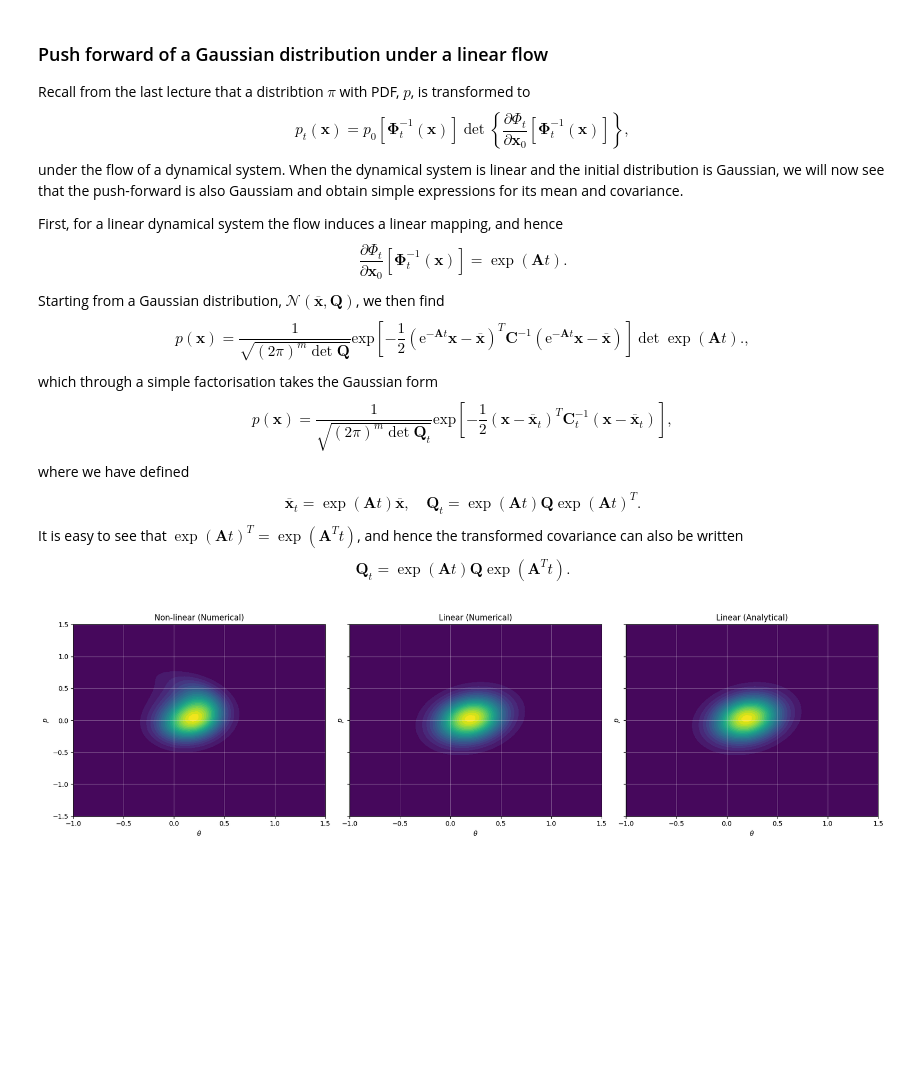
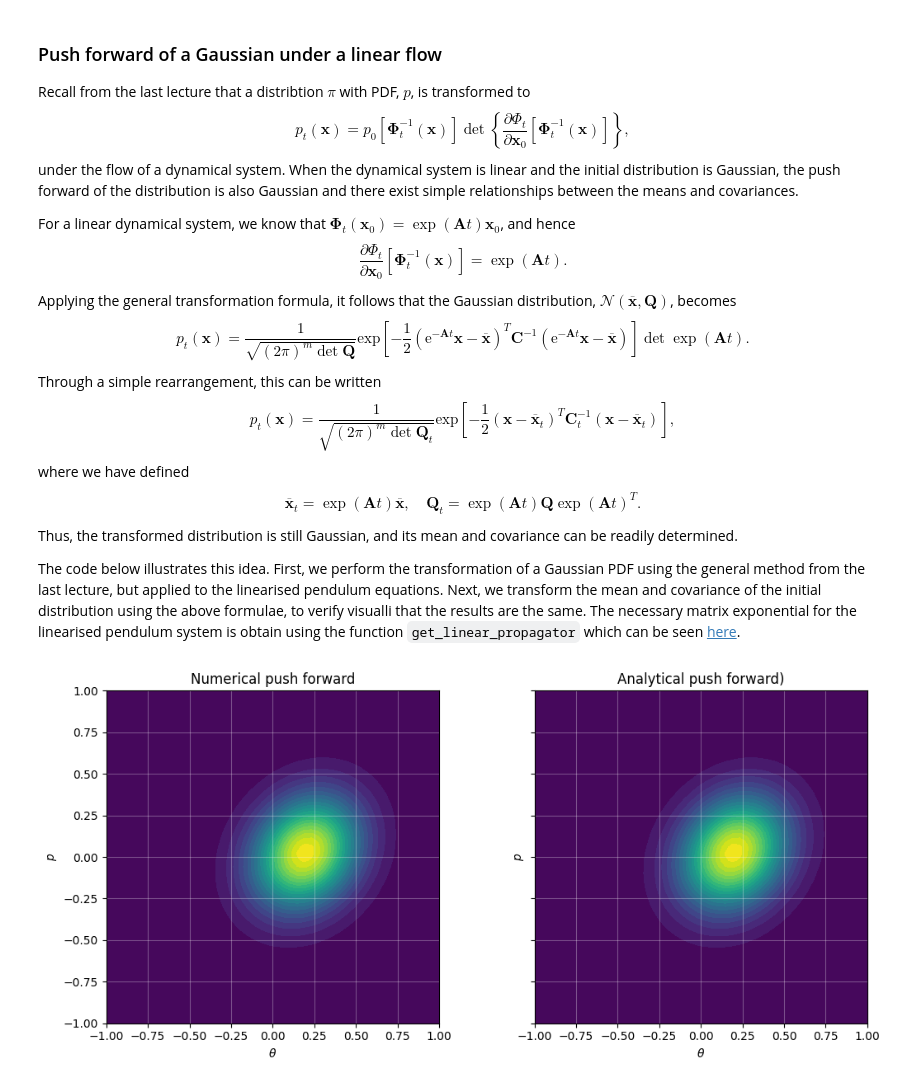
Before and after one commit to benwulmer/QCES_data_assimilation, a Jupyter notebook: lectures/lecture2.ipynb, the cells around one changed output. Drawn from its saved outputs; the diff is of its cells as text; code cells hidden in the pictures; blank space fills up the shorter version.

Commit message:
made good progress with second lecture. Almost done!

```diff
--- a/lectures/lecture2.ipynb
+++ b/lectures/lecture2.ipynb
@@ -289,6 +267,6 @@ plt.show()
 # %% [markdown]
 
-### Push forward of a Gaussian distribution under a linear flow
+### Push forward of a Gaussian under a linear flow
 
 Recall from the last lecture that a distribtion $\pi$ with PDF, $p$, is transformed to
 $$
@@ -296,24 +274,25 @@ p_{t}(\mathbf{x}) = p_{0}[\bm{\Phi}_{t}^{-1}(\mathbf{x})]  \det\!\left\{
     \frac{\partial \Phi_{t}}{\partial \mathbf{x}_{0}}[\bm{\Phi}_{t}^{-1}(\mathbf{x})]\right\},
 $$
 under the flow of a dynamical system. When the dynamical system is linear and
-the initial distribution is Gaussian, we will now see that the push-forward is
-also Gaussiam and obtain simple expressions for its mean and covariance.
+the initial distribution is Gaussian, the push forward of the distribution is also Gaussian and there
+exist simple relationships between the means and covariances.
 
-First, for a linear dynamical system the flow induces a linear mapping, and hence
+For a linear dynamical system, we know that $\bm{\Phi}_{t}(\mathbf{x}_{0}) = \exp(\mathbf{A}t)\mathbf{x}_{0}$, and hence
 $$
 \frac{\partial \Phi_{t}}{\partial \mathbf{x}_{0}}[\bm{\Phi}_{t}^{-1}(\mathbf{x})] = \exp(\mathbf{A} t).
 $$
-Starting from a Gaussian distribution, $\mathcal{N}(\overline{\mathbf{x}},\mathbf{Q})$, we then find
+ Applying the general transformation formula, it follows that the Gaussian distribution, $\mathcal{N}(\overline{\mathbf{x}},\mathbf{Q})$,
+ becomes
 $$
-p(\mathbf{x}) = \frac{1}{\sqrt{(2\pi)^{m} \det\mathbf{Q}}}
+p_{t}(\mathbf{x}) = \frac{1}{\sqrt{(2\pi)^{m} \det\mathbf{Q}}}
 \mathrm{exp}\!\left[
     -\frac{1}{2}(\mathrm{e}^{-\mathbf{A}t}\mathbf{x}-\overline{\mathbf{x}})^{T}\mathbf{C}^{-1}
     (\mathrm{e}^{-\mathbf{A}t}\mathbf{x}-\overline{\mathbf{x}})
-    \right]  \det \exp(\mathbf{A} t).,
+    \right]  \det \exp(\mathbf{A} t).
 $$
-which through a simple factorisation takes the Gaussian form
+Through a simple rearrangement, this can be written
 $$
-p(\mathbf{x}) = \frac{1}{\sqrt{(2\pi)^{m} \det\mathbf{Q}_{t}}}
+p_{t}(\mathbf{x}) = \frac{1}{\sqrt{(2\pi)^{m} \det\mathbf{Q}_{t}}}
 \mathrm{exp}\!\left[
     -\frac{1}{2}(\mathbf{x}-\overline{\mathbf{x}}_{t})^{T}\mathbf{C}_{t}^{-1}
     (\mathbf{x}-\overline{\mathbf{x}}_{t})
@@ -324,11 +303,13 @@ $$
 \overline{\mathbf{x}}_{t} = \exp(\mathbf{A} t)\overline{\mathbf{x}}, \quad
 \mathbf{Q}_{t} = \exp(\mathbf{A} t)\mathbf{Q} \exp(\mathbf{A} t)^{T}.
 $$
-It is easy to see that $\exp(\mathbf{A} t)^{T} = \exp(\mathbf{A}^{T} t)$, and hence
-the transformed covariance can also be written
-$$
-\mathbf{Q}_{t} = \exp(\mathbf{A} t)\mathbf{Q} \exp(\mathbf{A}^{T} t).
-$$
+Thus, the transformed distribution is still Gaussian, and its mean and covariance
+can be readily determined.
+
+The code below illustrates this idea. First, we perform the transformation of a Gaussian PDF using the general method from the last lecture, but
+applied to the linearised pendulum equations. Next, we transform the mean and covariance of the initial distribution using the above formulae, to verify
+visualli that the results are the same. The necessary matrix exponential for the linearised pendulum system is obtain using the function `get_linear_propagator`
+which can be seen [here](../data_assimilation/pendulum/single/physics.py).
 # %%
 
 import numpy as np
@@ -338,51 +319,43 @@ from data_assimilation import pendulum
 # 1. Setup Parameters and Initial Correlated Prior
 t_final = 25.0
 params = {'L': 1.0, 'm': 1.0, 'g': 1.0}
 mean_0 = np.array([0.2, 0.0])
 cov_0 = np.array([[0.05, 0.01], [0.01, 0.05]])
 
 # Create the prior function using the package's factory
 prior_func = pendulum.core.get_gaussian_pdf_func(mean_0, cov_0)
 
-# 2. Method A: Non-linear Push-forward (Numerical Grid)
-X, Y, _, Z_nl = pendulum.single.advect_pdf(
-    prior_func, t_final=t_final, res=150, **params
-)
 
-# 3. Method B: Linearized Numerical Push-forward (Numerical Grid)
-_, _, _, Z_l_grid = pendulum.single.advect_pdf(
+# Linearized Numerical Push-forward
+theta_grid, p_grid, _, Z_numerical = pendulum.single.advect_pdf(
     prior_func,
     t_final=t_final,
     eom_func=pendulum.single.physics.eom_linear_static,
     res=150,
     **params
 )
 
-# 4. Method C: Analytical Mapping (Mean and Covariance)
-# Use the validated propagator
+# Analytical Mapping
 Phi = pendulum.single.physics.get_linear_propagator(t_final, **params)
 mean_t = Phi @ mean_0
 cov_t = Phi @ cov_0 @ Phi.T
-
-# Evaluate via the updated library-based function in visualisation.py
-Z_analytical = pendulum.single.evaluate_gaussian_pdf(X, Y, mean_t, cov_t)
+Z_analytical = pendulum.single.evaluate_gaussian_pdf(theta_grid, p_grid, mean_t, cov_t)
 
 # 5. Visualization
-fig, axes = plt.subplots(1, 3, figsize=(18, 5), sharex=True, sharey=True)
-titles = ["Non-linear (Numerical)", "Linear (Numerical)", "Linear (Analytical)"]
-grids = [Z_nl, Z_l_grid, Z_analytical]
+fig, axes = plt.subplots(1, 2, figsize=(11, 5), sharex=True, sharey=True)
+titles = ["Numerical push forward", "Analytical push forward)"]
+grids = [Z_numerical, Z_analytical]
 
 for ax, data, title in zip(axes, grids, titles):
-    # Use the simple plot helper
-    pendulum.single.plot_pdf(X, Y, data, ax=ax, title=title)
+    pendulum.single.plot_pdf(theta_grid, p_grid, data, ax=ax, title=title)
 
-    # Ensure grid lines are visible and limits are consistent
     ax.grid(True, color='white', alpha=0.3, zorder=10)
-    ax.set_xlim(-1, 1.5)
-    ax.set_ylim(-1.5, 1.5)
+    ax.set_xlim(-1.0, 1.0)
+    ax.set_ylim(-1.0, 1.0)
+    ax.set_aspect("equal")
 
 plt.tight_layout()
 plt.show()
 # %% [output]
-[figure, old version]
+[figure, new version]
 # %% [markdown]
```
Also changed, not shown: parts of 11 cells of this notebook, 1 other file.
